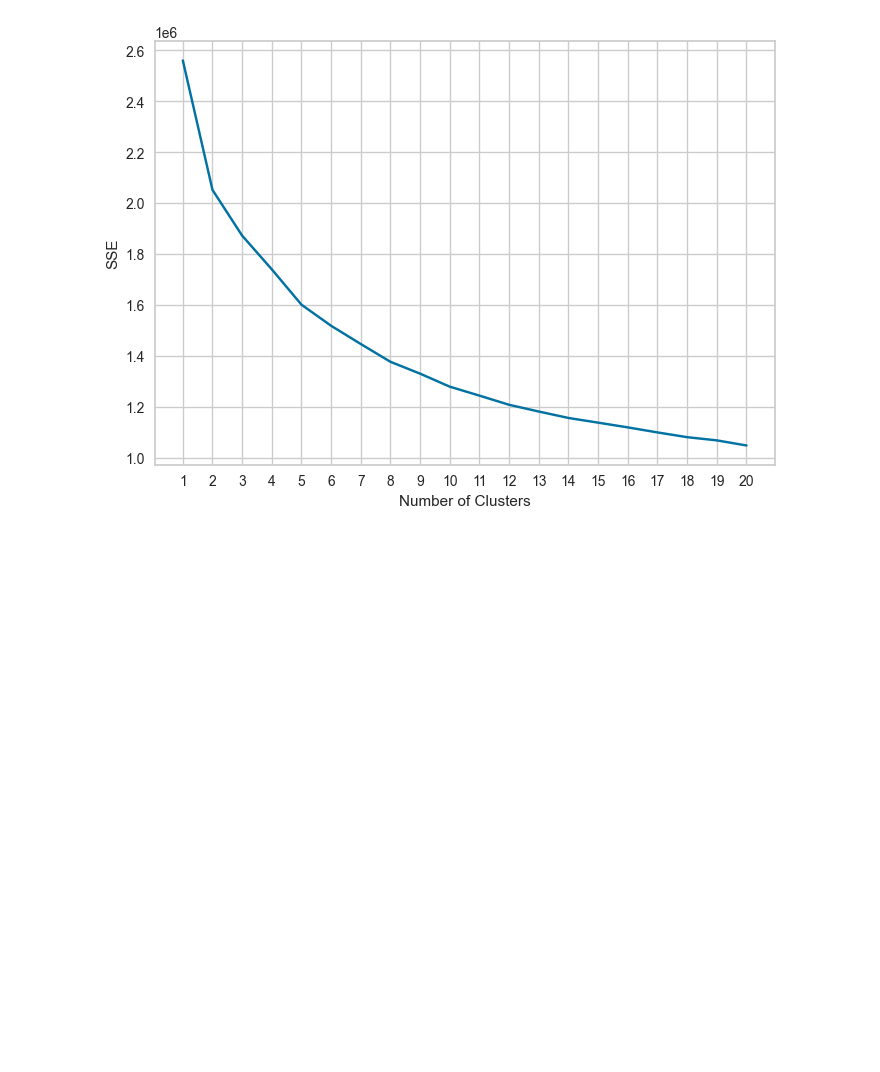
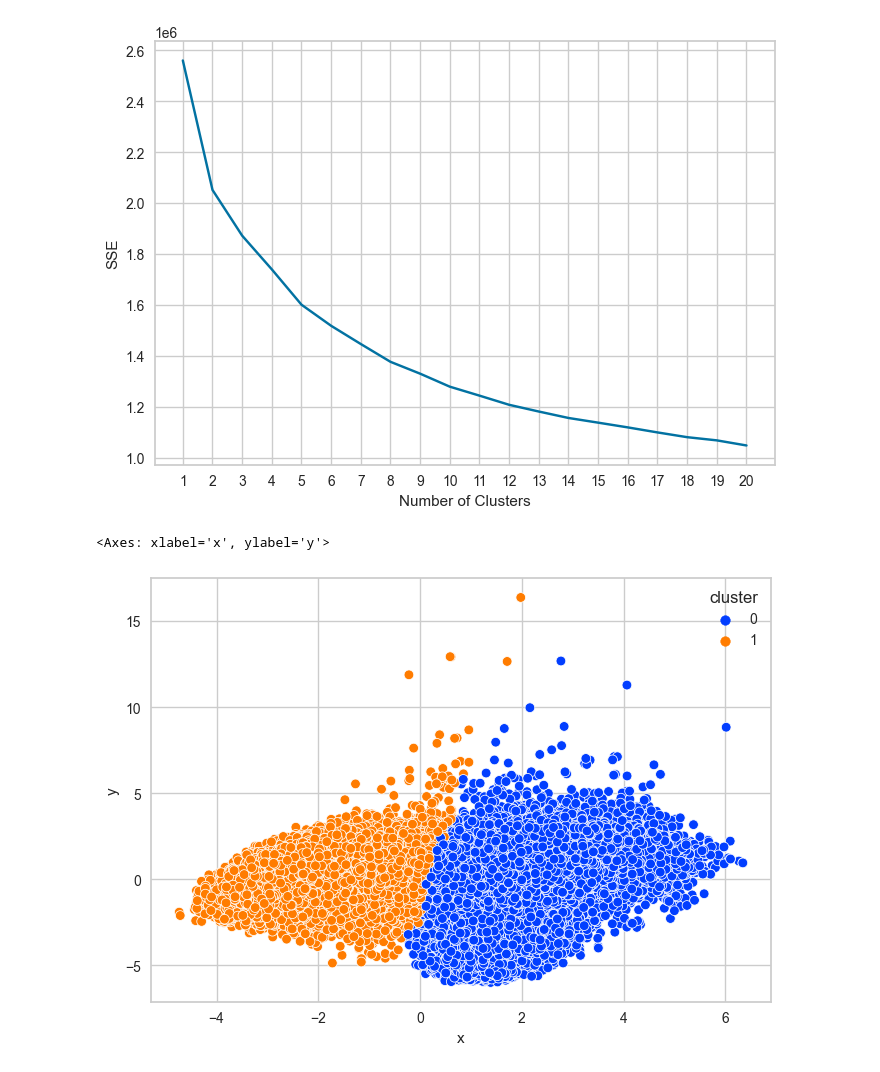
Before and after one commit to aleksandardpantic/spotify-recommendation-system, a Jupyter notebook: ExploratoryDataAnalysis.ipynb, the cells around one changed output. Drawn from its saved outputs; the diff is of its cells as text; code cells hidden in the pictures; blank space fills up the shorter version.

```diff
--- a/ExploratoryDataAnalysis.ipynb
+++ b/ExploratoryDataAnalysis.ipynb
@@ -133,0 +138,8 @@ data_by_genre['cluster'] = cluster_pipeline.fit_predict(X)
+# %%
+data_reduced = pd.DataFrame(columns=['x', 'y'], data=data_reduced)
+data_reduced['cluster'] = data['cluster']
+# %%
+sns.scatterplot(data_reduced, x='x', y='y', hue='cluster', palette='bright')
+# %% [output]
+<Axes: xlabel='x', ylabel='y'>
+[figure, added]
```
Also changed, not shown: parts of 4 cells of this notebook.
